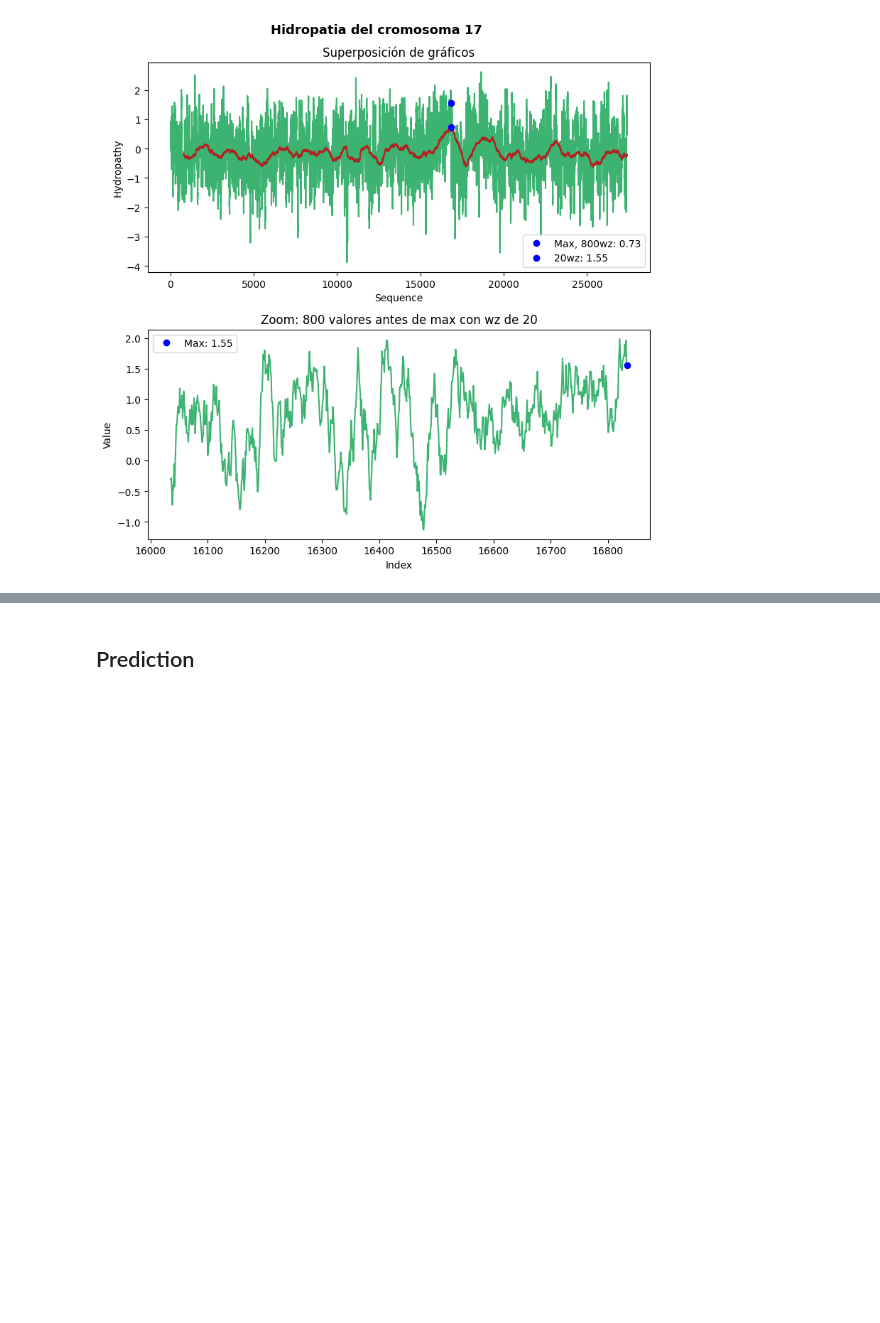
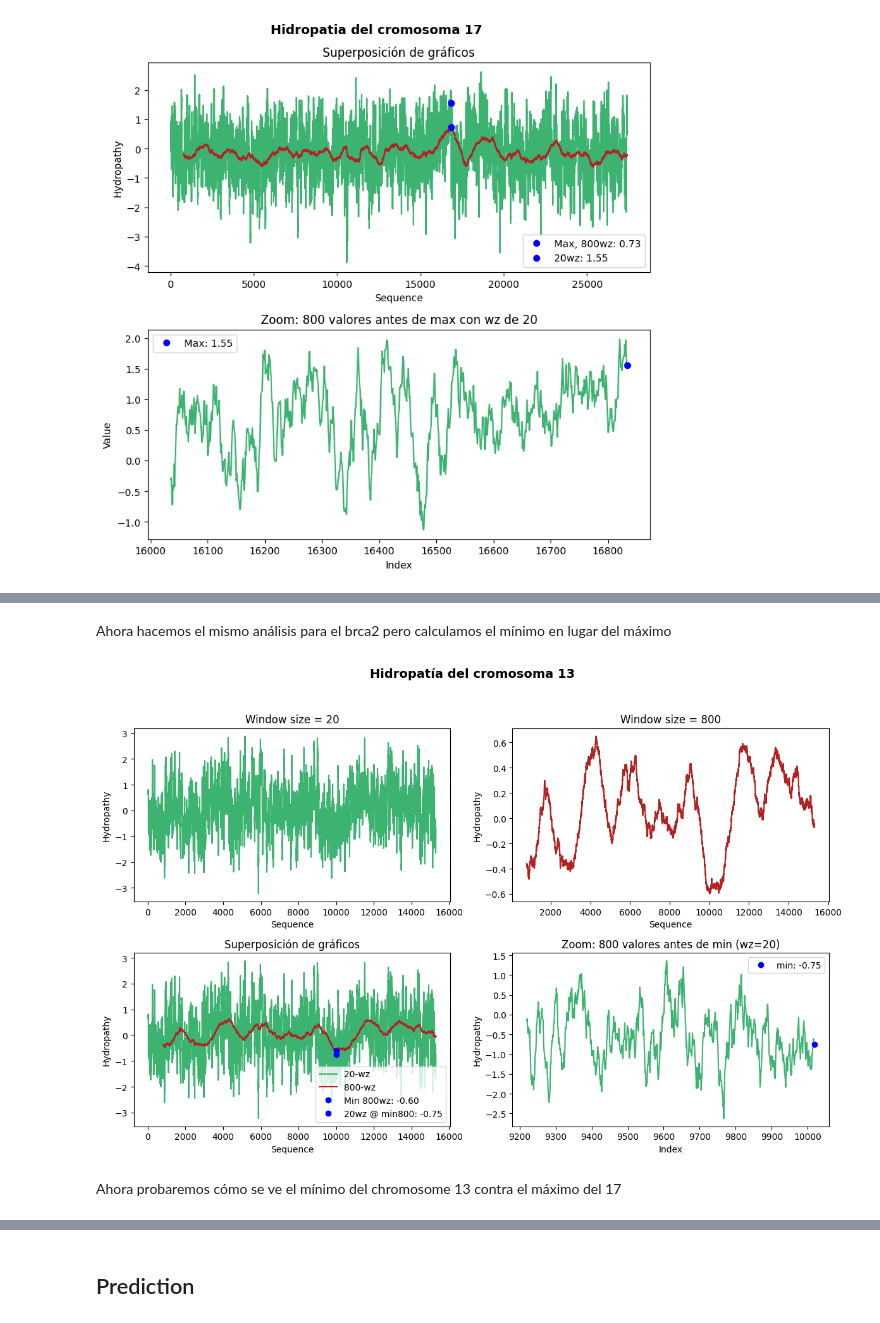
Before and after one commit to xkal1bur/PrevenIA, a Jupyter notebook: analysis2/analysis.ipynb, the cells around one changed output, grey strips where cells are left out. Cells and saved outputs as stored; diff of their text form; code cells hidden in the pictures; blank space fills up the shorter version.

Commit message:
new graph
Former-commit-id: 2c9358f18eee9c62a0a60842816ab590a99cf070

```diff
--- a/analysis2/analysis.ipynb
+++ b/analysis2/analysis.ipynb
@@ -182,0 +231,57 @@ Ahora, usaremos R para ver los tipos de aminoácidos
+# %% [markdown]
+Ahora hacemos el mismo análisis para el brca2 pero calculamos el mínimo en lugar del máximo
+# %%
+win_sizes = [20, 800]
+colors = ['mediumseagreen', 'firebrick']
+
+# Calcula medias móviles
+data_to_plot = {ws: hpat13.rolling(window=ws).mean() for ws in win_sizes}
+
+# Crea figura con 4 subplots
+fig, axs = plt.subplots(2, 2, figsize=(12, 8))
+fig.suptitle("Hidropatía del cromosoma 13", fontweight='bold', fontsize=14)
+
+# 1) WZ=20
+axs[0, 0].plot(data_to_plot[20], color=colors[0])
+axs[0, 0].set_title("Window size = 20")
+axs[0, 0].set_xlabel("Sequence")
+axs[0, 0].set_ylabel("Hydropathy")
+
+# 2) WZ=800
+axs[0, 1].plot(data_to_plot[800], color=colors[1])
+axs[0, 1].set_title("Window size = 800")
+axs[0, 1].set_xlabel("Sequence")
+axs[0, 1].set_ylabel("Hydropathy")
+
+# 3) Superposición y minimos
+axs[1, 0].plot(data_to_plot[20], color=colors[0], label='20-wz')
+axs[1, 0].plot(data_to_plot[800], color=colors[1], label='800-wz')
+axs[1, 0].set_title("Superposición de gráficos")
+axs[1, 0].set_xlabel("Sequence")
+axs[1, 0].set_ylabel("Hydropathy")
+min_idx = data_to_plot[800].idxmin()
+min_val800 = data_to_plot[800].loc[min_idx]
+min_val20 = data_to_plot[20].loc[min_idx]
+axs[1, 0].plot(min_idx, min_val800, 'bo',
+               label=f'Min 800wz: {min_val800:.2f}')
+axs[1, 0].plot(min_idx, min_val20, 'bo',
+               label=f'20wz @ min800: {min_val20:.2f}')
+axs[1, 0].legend()
+
+# 4) Zoom
+start_idx = min_idx - 800 + 1
+zoomedm = data_to_plot[20].iloc[start_idx:min_idx+1]
+axs[1, 1].plot(zoomedm, color=colors[0])
+axs[1, 1].set_title("Zoom: 800 valores antes de min (wz=20)")
+axs[1, 1].set_xlabel("Index")
+axs[1, 1].set_ylabel("Hydropathy")
+axs[1, 1].plot(min_idx, zoomedm.iloc[-1], 'bo',
+               label=f'min: {zoomedm.iloc[-1]:.2f}')
+axs[1, 1].legend()
+
+plt.tight_layout(rect=[0, 0, 1, 0.95])
+plt.show()
+# %% [output]
+[figure, added]
+# %% [markdown]
+Ahora probaremos cómo se ve el mínimo del chromosome 13 contra el máximo del 17
```
Also changed, not shown: parts of 21 cells of this notebook, 3 other files.
